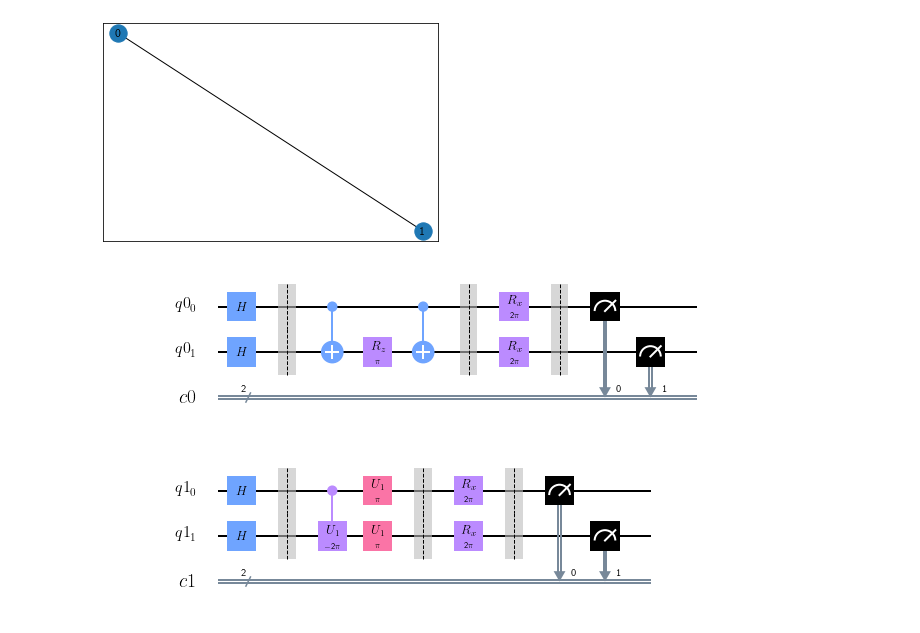
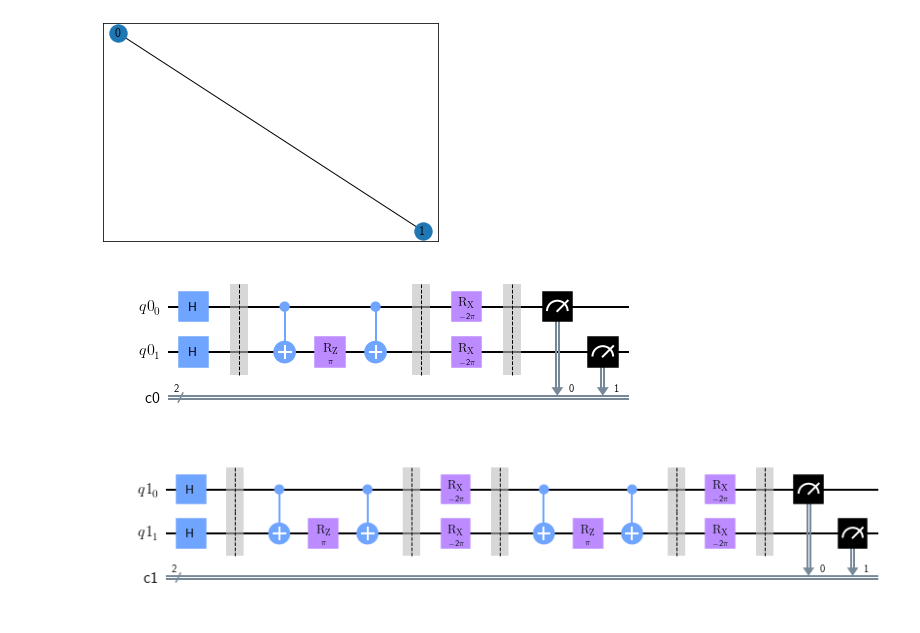
Before and after one commit to OpenQuantumComputing/optimization, a Jupyter notebook: Barbell MaxCut.ipynb, the cells around one changed output. Cells and saved outputs as stored; diff of their text form; code cells hidden in the pictures.

```diff
--- a/Barbell MaxCut.ipynb
+++ b/Barbell MaxCut.ipynb
@@ -19,14 +19,17 @@ G.add_nodes_from(V)
 G.add_weighted_edges_from(E)
 
 pos = nx.spring_layout(G)
-nx.draw_networkx(G,apos=pos)
+nx.draw_networkx(G,pos=pos)
+k_cuts=2
 # %% [output]
 [figure]
 # %%
-createCircuit_MaxCut(np.array((np.pi,np.pi)),G,1,1,[],True).draw(output='mpl')
+depth=1
+createCircuit_MaxCut(np.array((np.pi,np.pi)),G,depth,k_cuts,1,True,"depth1").draw(output='mpl')
 # %% [output]
-[figure, old version]
+[figure, new version]
 # %%
-createCircuit_MaxCut(np.array((np.pi,np.pi)),G,1,2,[],True).draw(output='mpl')
+depth=2
+createCircuit_MaxCut(np.array((np.pi,np.pi,np.pi,np.pi)),G,depth,k_cuts,1,True,"depth2").draw(output='mpl')
 # %% [output]
-[figure, old version]
+[figure, new version]
```
Also changed, not shown: parts of 8 cells of this notebook, 9 other files.
